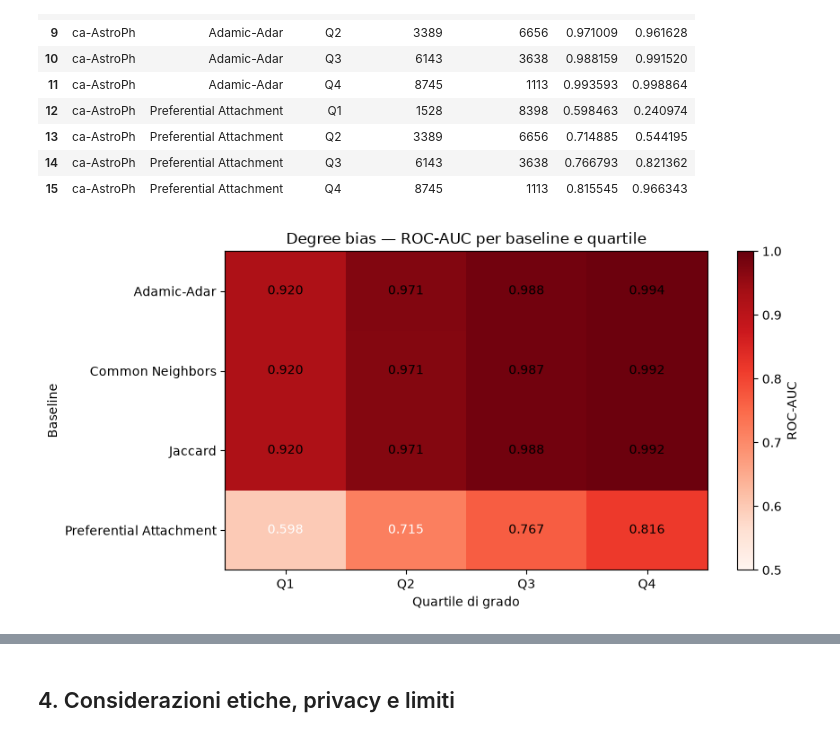
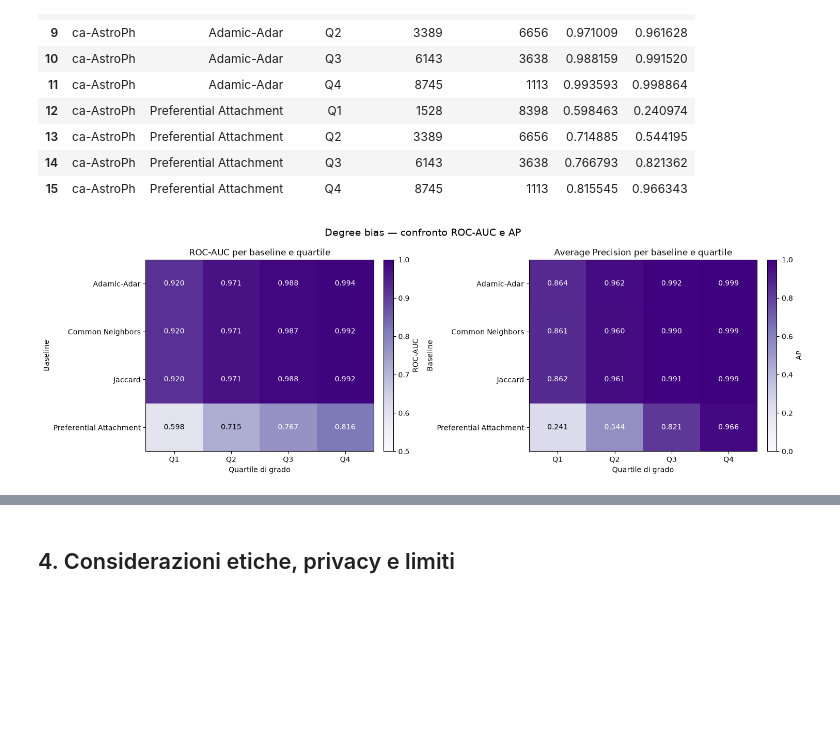
Before and after one commit to santolobianco-x/BIG-DATA, a Jupyter notebook: project/notebook.ipynb, the cells around one changed output, grey strips where cells are left out. Cells and saved outputs as stored; diff of their text form; code cells hidden in the pictures; blank space fills up the shorter version.

```diff
--- a/project/notebook.ipynb
+++ b/project/notebook.ipynb
@@ -602,48 +588,82 @@ display(degree_bias_df)
 | 14 | ca-AstroPh | Preferential Attachment | Q3 | 6143 | 3638 | 0.766793 | 0.821362 |
 | 15 | ca-AstroPh | Preferential Attachment | Q4 | 8745 | 1113 | 0.815545 | 0.966343 |
 # %%
-# Preparazione della matrice: baseline x quartile
 auc_pivot = degree_bias_df.pivot(
     index="baseline",
     columns="quartile",
     values="auc"
-)
+)[["Q1", "Q2", "Q3", "Q4"]]
 
-# Manteniamo l'ordine naturale dei quartili
-auc_pivot = auc_pivot[["Q1", "Q2", "Q3", "Q4"]]
+ap_pivot = degree_bias_df.pivot(
+    index="baseline",
+    columns="quartile",
+    values="ap"
+)[["Q1", "Q2", "Q3", "Q4"]]
 
-fig, ax = plt.subplots(figsize=(9, 4.5))
 
-im = ax.imshow(
+fig, axes = plt.subplots(1, 2, figsize=(15, 5))
+
+
+im1 = axes[0].imshow(
     auc_pivot.values,
-    cmap="Reds",
+    cmap="Purples",
     aspect="auto",
     vmin=0.5,
     vmax=1.0
 )
 
-ax.set_xticks(np.arange(len(auc_pivot.columns)))
-ax.set_xticklabels(auc_pivot.columns)
-ax.set_yticks(np.arange(len(auc_pivot.index)))
-ax.set_yticklabels(auc_pivot.index)
+axes[0].set_title("ROC-AUC per baseline e quartile")
+axes[0].set_xlabel("Quartile di grado")
+axes[0].set_ylabel("Baseline")
+axes[0].set_xticks(np.arange(len(auc_pivot.columns)))
+axes[0].set_xticklabels(auc_pivot.columns)
+axes[0].set_yticks(np.arange(len(auc_pivot.index)))
+axes[0].set_yticklabels(auc_pivot.index)
 
-# Valori nelle celle
 for i in range(auc_pivot.shape[0]):
     for j in range(auc_pivot.shape[1]):
         value = auc_pivot.iloc[i, j]
-        ax.text(
+        axes[0].text(
             j, i, f"{value:.3f}",
-            ha="center", va="center",
-            color="white" if value < 0.75 else "black"
+            ha="center",
+            va="center",
+            color="black" if value < 0.75 else "white"
         )
 
-ax.set_title("Degree bias — ROC-AUC per baseline e quartile")
-ax.set_xlabel("Quartile di grado")
-ax.set_ylabel("Baseline")
+fig.colorbar(im1, ax=axes[0], label="ROC-AUC", fraction=0.046, pad=0.04)
 
-fig.colorbar(im, ax=ax, label="ROC-AUC")
+
+im2 = axes[1].imshow(
+    ap_pivot.values,
+    cmap="Purples",
+    aspect="auto",
+    vmin=0.0,
+    vmax=1.0
+)
+
+axes[1].set_title("Average Precision per baseline e quartile")
+axes[1].set_xlabel("Quartile di grado")
+axes[1].set_ylabel("Baseline")
+axes[1].set_xticks(np.arange(len(ap_pivot.columns)))
+axes[1].set_xticklabels(ap_pivot.columns)
+axes[1].set_yticks(np.arange(len(ap_pivot.index)))
+axes[1].set_yticklabels(ap_pivot.index)
+
+for i in range(ap_pivot.shape[0]):
+    for j in range(ap_pivot.shape[1]):
+        value = ap_pivot.iloc[i, j]
+        axes[1].text(
+            j, i, f"{value:.3f}",
+            ha="center",
+            va="center",
+            color="black" if value < 0.5 else "white"
+        )
+
+fig.colorbar(im2, ax=axes[1], label="AP", fraction=0.046, pad=0.04)
+
+fig.suptitle("Degree bias — confronto ROC-AUC e AP", fontsize=14)
 plt.tight_layout()
 plt.show()
 # %% [output]
-[figure, old version]
+[figure, new version]
 # %% [markdown]
```
Also changed, not shown: parts of 16 cells of this notebook, 4 other files.
